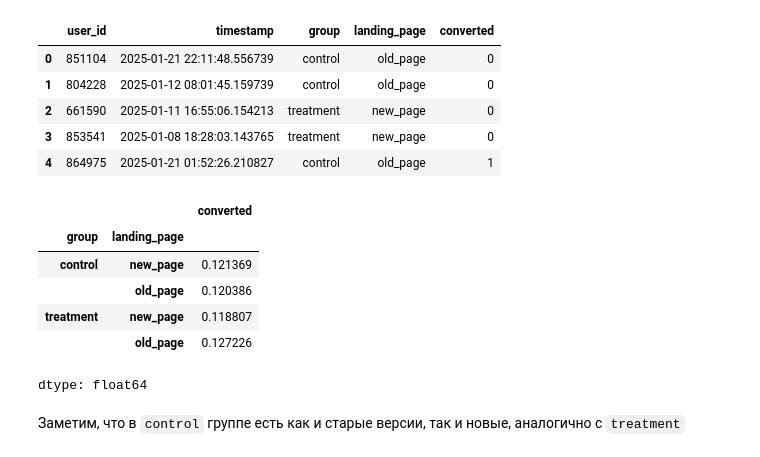
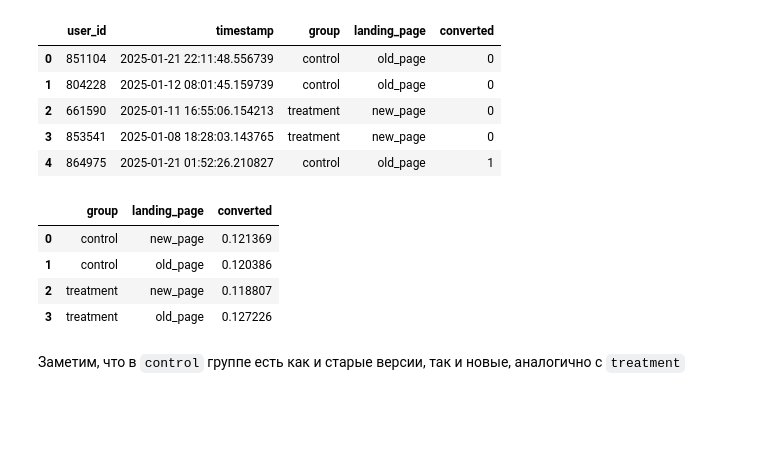
Before and after one commit to TimWHitee/gp_4_AB, a Jupyter notebook: GP_4_Statistics_Тим_Рена.ipynb, the cells around one changed output. Drawn from its saved outputs; the diff is of its cells as text; code cells hidden in the pictures; blank space fills up the shorter version.

```diff
--- a/GP_4_Statistics_Тим_Рена.ipynb
+++ b/GP_4_Statistics_Тим_Рена.ipynb
@@ -107,17 +107,15 @@ data.head()
 | 2 | 661590 | 2025-01-11 16:55:06.154213 | treatment | new_page | 0 |
 | 3 | 853541 | 2025-01-08 18:28:03.143765 | treatment | new_page | 0 |
 | 4 | 864975 | 2025-01-21 01:52:26.210827 | control | old_page | 1 |
-# %%
-cr1 = data.groupby(['group', 'landing_page'])['converted'].sum()/data.groupby(['group', 'landing_page'])['converted'].count()
-cr1
-# %% [output]
-|  |  | converted |
-| group | landing_page |  |
-| control | new_page | 0.121369 |
-|  | old_page | 0.120386 |
-| treatment | new_page | 0.118807 |
-|  | old_page | 0.127226 |
-dtype: float64
+# %%
+crs = data.groupby(['group', 'landing_page'])['converted'].mean().reset_index()
+crs
+# %% [output]
+|  | group | landing_page | converted |
+| 0 | control | new_page | 0.121369 |
+| 1 | control | old_page | 0.120386 |
+| 2 | treatment | new_page | 0.118807 |
+| 3 | treatment | old_page | 0.127226 |
 # %% [markdown]
 Заметим, что в `control` группе есть как и старые версии, так и новые, аналогично с `treatment`
 # %% [markdown]
```
Also changed, not shown: parts of 16 cells of this notebook.
